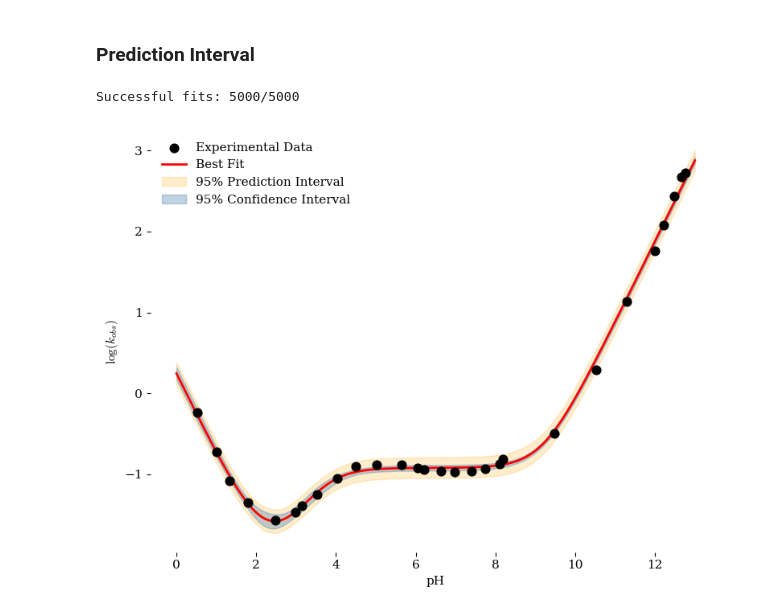
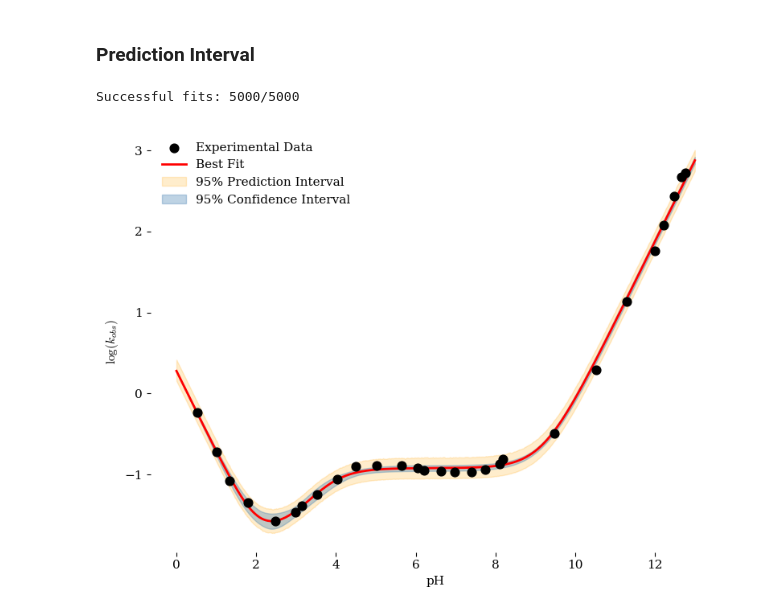
Before and after one commit to blinkletter/4410WebBook2026, a Jupyter notebook: book/notebooks/M28_Aspirin_Stats/Aspirin_2026_Boot_BAc.ipynb, the cells around one changed output. Saved outputs shown, nothing was run; the diff lists cells and outputs as text; code cells hidden in the pictures.

```diff
--- a/book/notebooks/M28_Aspirin_Stats/Aspirin_2026_Boot_BAc.ipynb
+++ b/book/notebooks/M28_Aspirin_Stats/Aspirin_2026_Boot_BAc.ipynb
@@ -285,7 +288,7 @@ y = np.array(df["logk"]) # log(k_obs) values
 
 gmodel = Model(aspirin_model, nan_policy='omit')
 params = gmodel.make_params(                    # initial values and constraints
-                        ka = dict(value = 1.5, min = 1E-15, max = 100),
+                        ka = dict(value = 0.2, min = 1E-15, max = 100),
                         kb = dict(value = 0.015, min = 1E-15, max = 100),
                         kc = dict(value = 0.15, min = 1E-15, max = 100),
                         kd = dict(value = 10000, min = 1, max = 100000),
@@ -750,9 +671,7 @@ def bca_bootstrap_parameters(
 # %%
-bca_table, curve_samples = bca_bootstrap_parameters(gmodel, result, x,
-                                                    nboot=5000,
-                                                    )
+bca_table, curve_samples = bca_bootstrap(gmodel, result, x, nboot=5000,)
 print(bca_table)
-print(curve_samples)
+#print(curve_samples)
 # %% [output]
 Successful fits: 5000/5000
   Parameter     Estimate      Lower95      Upper95  BiasCorr_z0  Acceleration
@@ -787,6 +699,38 @@ for j in range(len(x_fit)):
         values,
         0.975
     )
+# %%
+prediction_samples = np.empty_like(
+    curve_samples
+)
+
+for i in range(curve_samples.shape[0]):
+
+    noise = rng.choice(
+        residuals,
+        size=len(x_fit),
+        replace=True
+    )
+
+    prediction_samples[i] = (
+        curve_samples[i]
+        + noise
+    )
+###############################################################################
+# 95% prediction band
+###############################################################################
+
+pi_lower = np.percentile(
+    prediction_samples,
+    2.5,
+    axis=0
+)
+
+pi_upper = np.percentile(
+    prediction_samples,
+    97.5,
+    axis=0
+)
 # %%
 ###############################################################################
 # Plot
@@ -968,7 +992,7 @@ for i in range(curve_samples.shape[0]):
 
     noise = rng.choice(
         residuals,
-        size=len(pH_grid),
+        size=len(x_fit),
         replace=True
     )
 
@@ -1024,31 +1048,31 @@ plt.plot(
 plt.fill_between(
     x_fit,
     pi_lower,
     pi_upper,
     color="orange",
     alpha=0.20,
     label="95% Prediction Interval"
 )
 
 # Confidence interval
 
 plt.fill_between(
     x_fit,
     ci_lower,
     ci_upper,
     color="steelblue",
     alpha=0.35,
     label="95% Confidence Interval"
 )
 
 plt.xlabel("pH")
 plt.ylabel(r"$\log(k_{obs})$")
 
 plt.legend()
 
 plt.tight_layout()
 
 plt.show()
 # %% [output]
 Successful fits: 5000/5000
-[figure, old version]
+[figure, new version]
```
Also changed, not shown: parts of 15 cells of this notebook, 5 other files.
